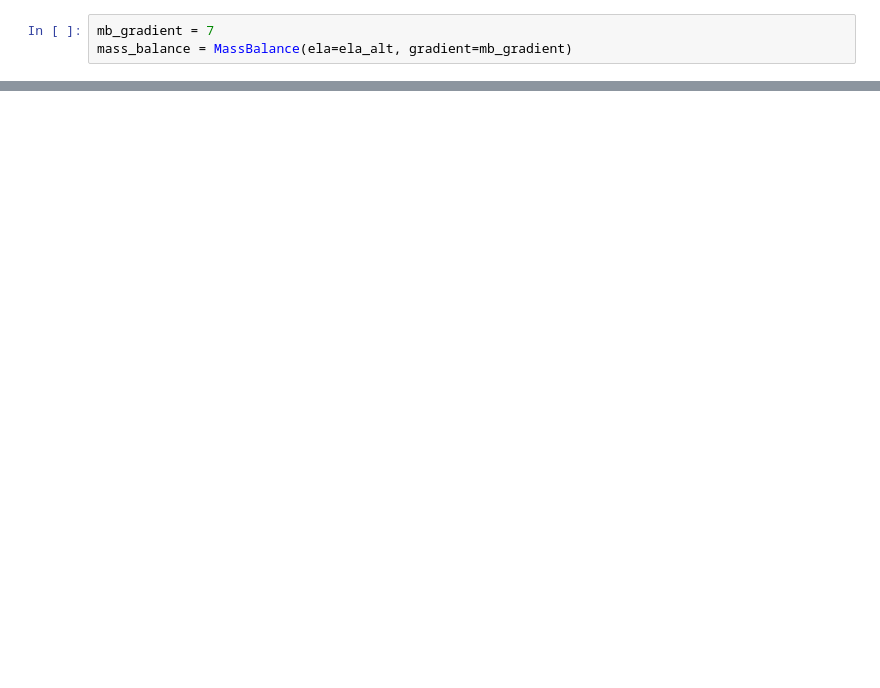
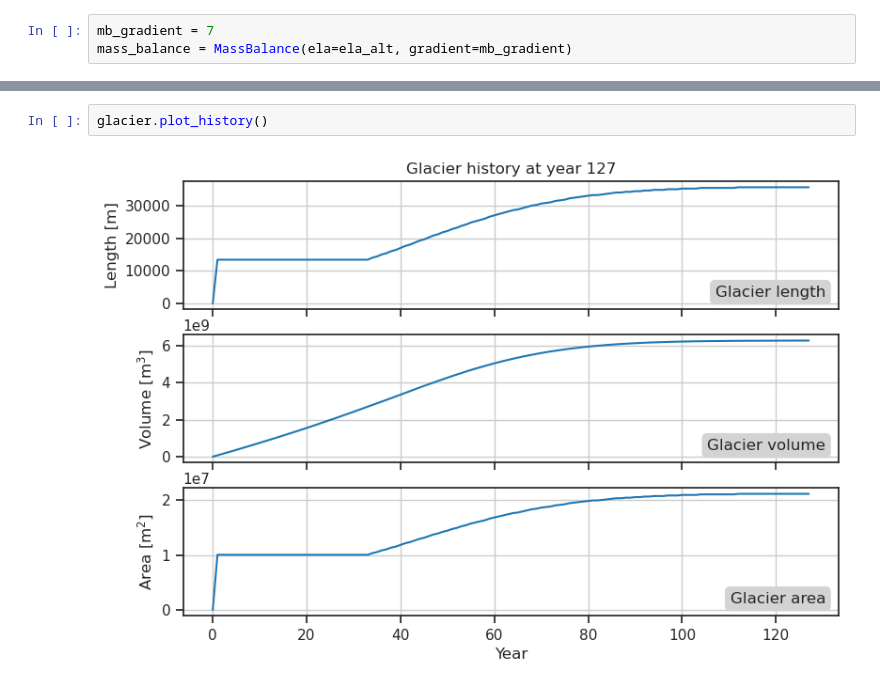
Before and after one commit to tgoelles/Modellieren-in-der-Physischen-Geographie, a Jupyter notebook: 05_sensitivity_validation.ipynb, the cells around one changed output, grey strips where cells are left out. Cells and saved outputs as stored; diff of their text form; blank space fills up the shorter version.

```diff
--- a/05_sensitivity_validation.ipynb
+++ b/05_sensitivity_validation.ipynb
@@ -40,0 +67,4 @@ now investigate the sensitivity to the mb_gradiient
+# %%
+glacier.plot_history()
+# %% [output]
+[figure, added]
```
Also changed, not shown: parts of 45 cells of this notebook.
